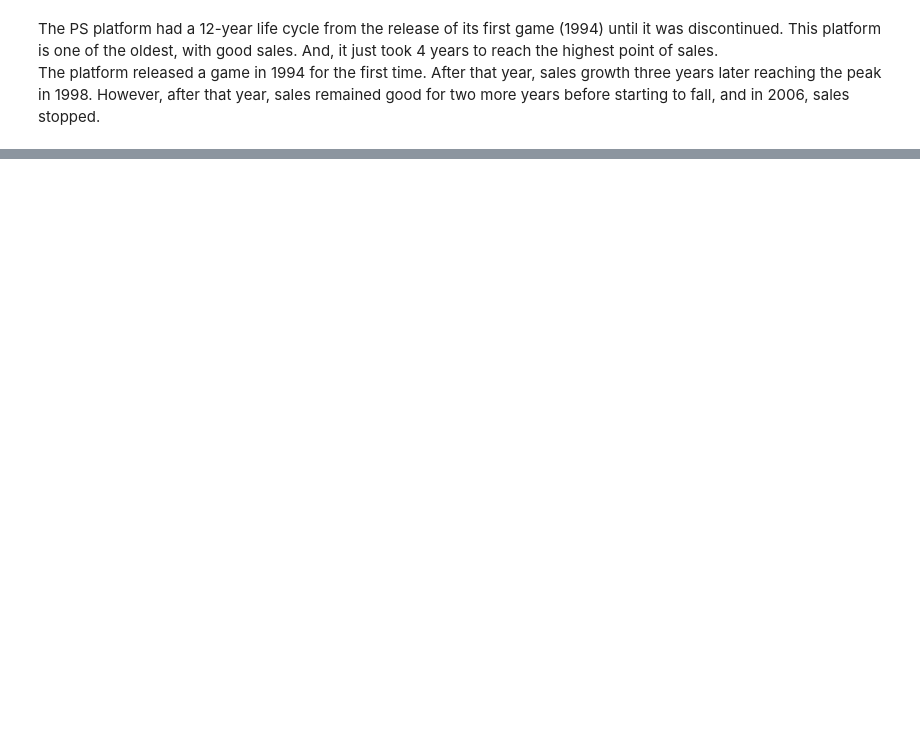
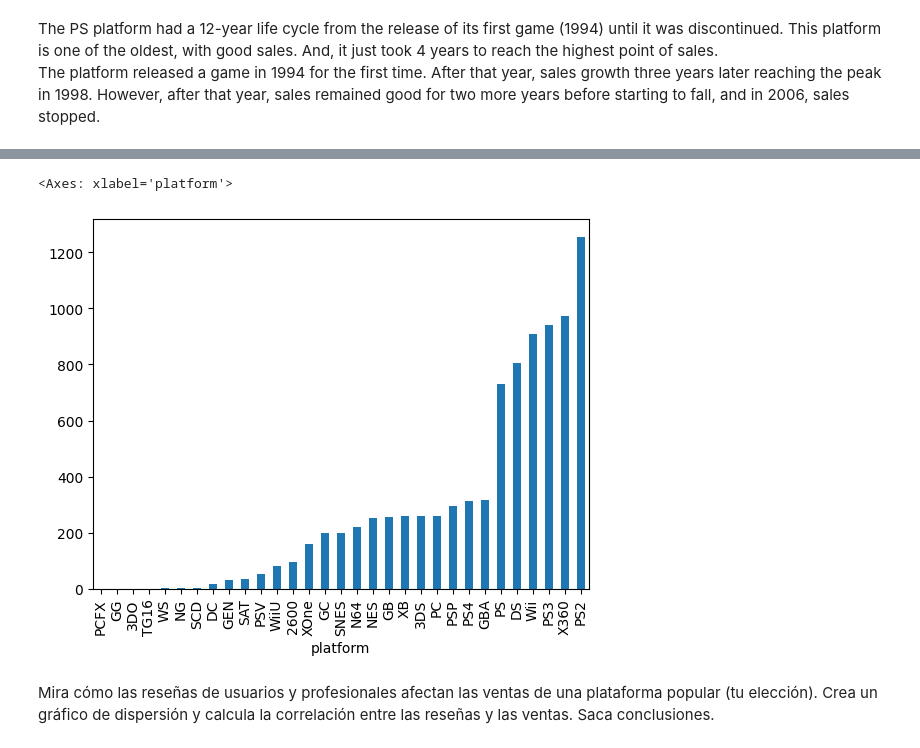
Before and after one commit to JimenaMaSuMu/VideoGameProject, a Jupyter notebook: code.ipynb, the cells around one changed output, grey strips where cells are left out. Saved outputs shown, nothing was run; the diff lists cells and outputs as text; code cells hidden in the pictures; blank space fills up the shorter version.

```diff
--- a/code.ipynb
+++ b/code.ipynb
@@ -506,0 +502,7 @@ plt.show()
+# %%
+sum_total.plot(kind = 'bar' , x= 'platform' , y = 'total_sales')
+# %% [output]
+<Axes: xlabel='platform'>
+[figure, added]
+# %% [markdown]
+Mira cómo las reseñas de usuarios y profesionales afectan las ventas de una plataforma popular (tu elección). Crea un gráfico de dispersión y calcula la correlación entre las reseñas y las ventas. Saca conclusiones.
```
Also changed, not shown: parts of 51 cells of this notebook.
